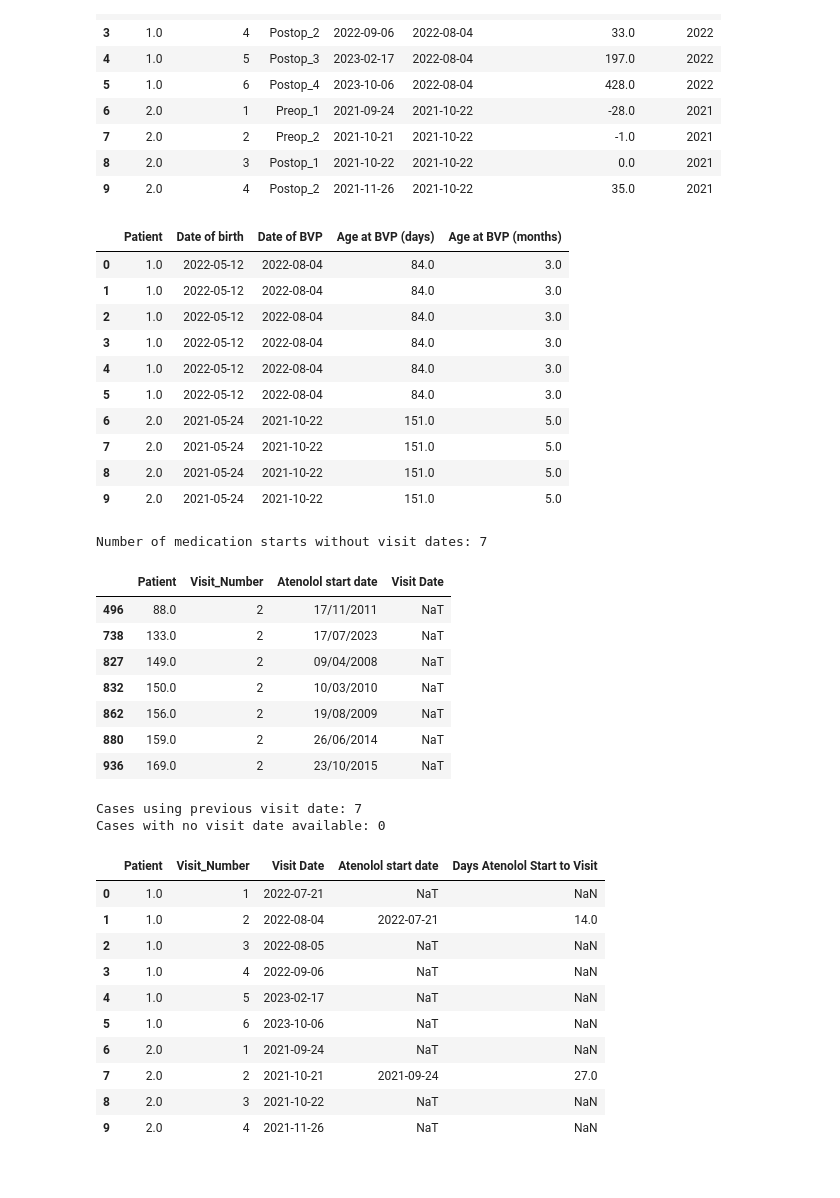
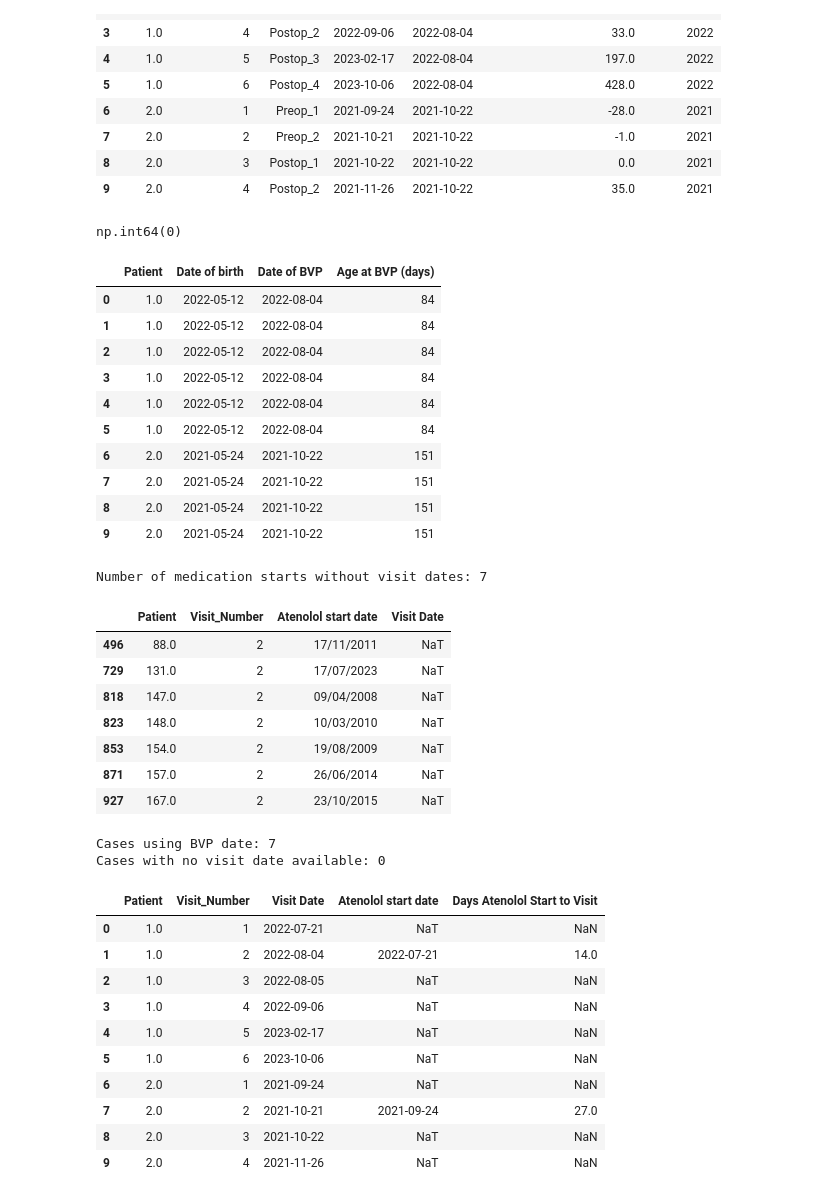
Before and after one commit to pemabi/PS-Data, a Jupyter notebook: process-data.ipynb, the cells around one changed output. Cells and saved outputs as stored; diff of their text form; code cells hidden in the pictures.

```diff
--- a/process-data.ipynb
+++ b/process-data.ipynb
@@ -9,7 +9,7 @@ import matplotlib.pyplot as plt
 
 from pathlib import Path
 # %%
-df = pd.read_csv('data/Combined-spreadsheet-V4-copy.csv', header=2)
+df = pd.read_csv('data/Combined-spreadsheet-V8.csv', header=2)
 df.head()
 # %% [output]
 |  | Notes | Patient | Centre | Visit Date | Visit date in relation to BVP | Year of BVP | Date of BVP | Date of birth | ... |
@@ -53,7 +53,3 @@ df['Date last known alive'] = df.groupby('Patient')['Date last known alive'].tra
 df['Onset of clinical signs'] = df.groupby('Patient')['Onset of clinical signs'].transform('first')
 df['Comments'] = df.groupby('Patient')['Comments'].transform('first')
 df['Important Notes'] = df.groupby('Patient')['Important Notes'].transform('first')
-# %%
-# fill brachycephalic with N if NaN
-df['Brachycephalic (Y/N)'] = df['Brachycephalic (Y/N)'].fillna('N')
-df['Brachycephalic (Y/N)'].value_counts()
@@ -107,28 +93,29 @@ df[['Patient', 'Visit_Number', 'Visit_Type', 'Visit Date', 'Date of BVP', 'Visit
 | 7 | 2.0 | 2 | Preop_2 | 2021-10-21 | 2021-10-22 | -1.0 | 2021 |
 | 8 | 2.0 | 3 | Postop_1 | 2021-10-22 | 2021-10-22 | 0.0 | 2021 |
 | 9 | 2.0 | 4 | Postop_2 | 2021-11-26 | 2021-10-22 | 35.0 | 2021 |
+# %%
+df['Date of birth'].isna().sum()
+# %% [output]
+np.int64(0)
 # %%
 # adding patient age at BVP
 df['Date of birth'] = pd.to_datetime(df['Date of birth'], format='%d/%m/%Y', errors='coerce')
 
 df['Age at BVP (days)'] = (df['Date of BVP'] - df['Date of birth']).dt.days
 
-# months calculation - how do you want this??
-df['Age at BVP (months)'] = round(df['Age at BVP (days)'] / 30.44)
-
-df[['Patient', 'Date of birth', 'Date of BVP', 'Age at BVP (days)', 'Age at BVP (months)']].head(10)
+df[['Patient', 'Date of birth', 'Date of BVP', 'Age at BVP (days)']].head(10)
 # %% [output]
-|  | Patient | Date of birth | Date of BVP | Age at BVP (days) | Age at BVP (months) |
-| 0 | 1.0 | 2022-05-12 | 2022-08-04 | 84.0 | 3.0 |
-| 1 | 1.0 | 2022-05-12 | 2022-08-04 | 84.0 | 3.0 |
-| 2 | 1.0 | 2022-05-12 | 2022-08-04 | 84.0 | 3.0 |
-| 3 | 1.0 | 2022-05-12 | 2022-08-04 | 84.0 | 3.0 |
-| 4 | 1.0 | 2022-05-12 | 2022-08-04 | 84.0 | 3.0 |
-| 5 | 1.0 | 2022-05-12 | 2022-08-04 | 84.0 | 3.0 |
-| 6 | 2.0 | 2021-05-24 | 2021-10-22 | 151.0 | 5.0 |
-| 7 | 2.0 | 2021-05-24 | 2021-10-22 | 151.0 | 5.0 |
-| 8 | 2.0 | 2021-05-24 | 2021-10-22 | 151.0 | 5.0 |
-| 9 | 2.0 | 2021-05-24 | 2021-10-22 | 151.0 | 5.0 |
+|  | Patient | Date of birth | Date of BVP | Age at BVP (days) |
+| 0 | 1.0 | 2022-05-12 | 2022-08-04 | 84 |
+| 1 | 1.0 | 2022-05-12 | 2022-08-04 | 84 |
+| 2 | 1.0 | 2022-05-12 | 2022-08-04 | 84 |
+| 3 | 1.0 | 2022-05-12 | 2022-08-04 | 84 |
+| 4 | 1.0 | 2022-05-12 | 2022-08-04 | 84 |
+| 5 | 1.0 | 2022-05-12 | 2022-08-04 | 84 |
+| 6 | 2.0 | 2021-05-24 | 2021-10-22 | 151 |
+| 7 | 2.0 | 2021-05-24 | 2021-10-22 | 151 |
+| 8 | 2.0 | 2021-05-24 | 2021-10-22 | 151 |
+| 9 | 2.0 | 2021-05-24 | 2021-10-22 | 151 |
 # %%
 # Atenolol start date - visit date
 # first check for instances where there is no corresponding visit date
@@ -139,34 +126,29 @@ med_no_visit[['Patient', 'Visit_Number', 'Atenolol start date', 'Visit Date']]
 Number of medication starts without visit dates: 7
 |  | Patient | Visit_Number | Atenolol start date | Visit Date |
 | 496 | 88.0 | 2 | 17/11/2011 | NaT |
-| 738 | 133.0 | 2 | 17/07/2023 | NaT |
-| 827 | 149.0 | 2 | 09/04/2008 | NaT |
-| 832 | 150.0 | 2 | 10/03/2010 | NaT |
-| 862 | 156.0 | 2 | 19/08/2009 | NaT |
-| 880 | 159.0 | 2 | 26/06/2014 | NaT |
-| 936 | 169.0 | 2 | 23/10/2015 | NaT |
+| 729 | 131.0 | 2 | 17/07/2023 | NaT |
+| 818 | 147.0 | 2 | 09/04/2008 | NaT |
+| 823 | 148.0 | 2 | 10/03/2010 | NaT |
+| 853 | 154.0 | 2 | 19/08/2009 | NaT |
+| 871 | 157.0 | 2 | 26/06/2014 | NaT |
+| 927 | 167.0 | 2 | 23/10/2015 | NaT |
 # %%
-# TODO: at the moment, I am going to use the previous visit in cases where there is no matching visit date
-# TODO: check the order of the operation (Atenolol date - visit)
-
 df['Atenolol start date'] = pd.to_datetime(df['Atenolol start date'], format='%d/%m/%Y', errors='coerce')
 
-df['Previous Visit Date'] = df.groupby('Patient')['Visit Date'].shift(1)
-
-# Use current visit date if available, otherwise use previous
-df['visit_date_atenolol_calc'] = df['Visit Date'].fillna(df['Previous Visit Date'])
+# Use current visit date if available, otherwise use BVP date
+df['visit_date_atenolol_calc'] = df['Visit Date'].fillna(df['Date of BVP'])
 
 df['Days Atenolol Start to Visit'] = (df['visit_date_atenolol_calc'] - df['Atenolol start date']).dt.days
 
-used_previous = df[df['Atenolol start date'].notna() & df['Visit Date'].isna() & df['Previous Visit Date'].notna()]
-print(f"Cases using previous visit date: {len(used_previous)}")
+used_bvp = df[df['Atenolol start date'].notna() & df['Visit Date'].isna() & df['Date of BVP'].notna()]
+print(f"Cases using BVP date: {len(used_bvp.groupby('Patient'))}")
 
 no_visit_at_all = df[df['Atenolol start date'].notna() & df['visit_date_atenolol_calc'].isna()]
 print(f"Cases with no visit date available: {len(no_visit_at_all)}")
 
 df[['Patient', 'Visit_Number', 'Visit Date', 'Atenolol start date', 'Days Atenolol Start to Visit']].head(10)
 # %% [output]
-Cases using previous visit date: 7
+Cases using BVP date: 7
 Cases with no visit date available: 0
 |  | Patient | Visit_Number | Visit Date | Atenolol start date | Days Atenolol Start to Visit |
 | 0 | 1.0 | 1 | 2022-07-21 | NaT | NaN |
```
Also changed, not shown: parts of 61 cells of this notebook, 1 other file.
